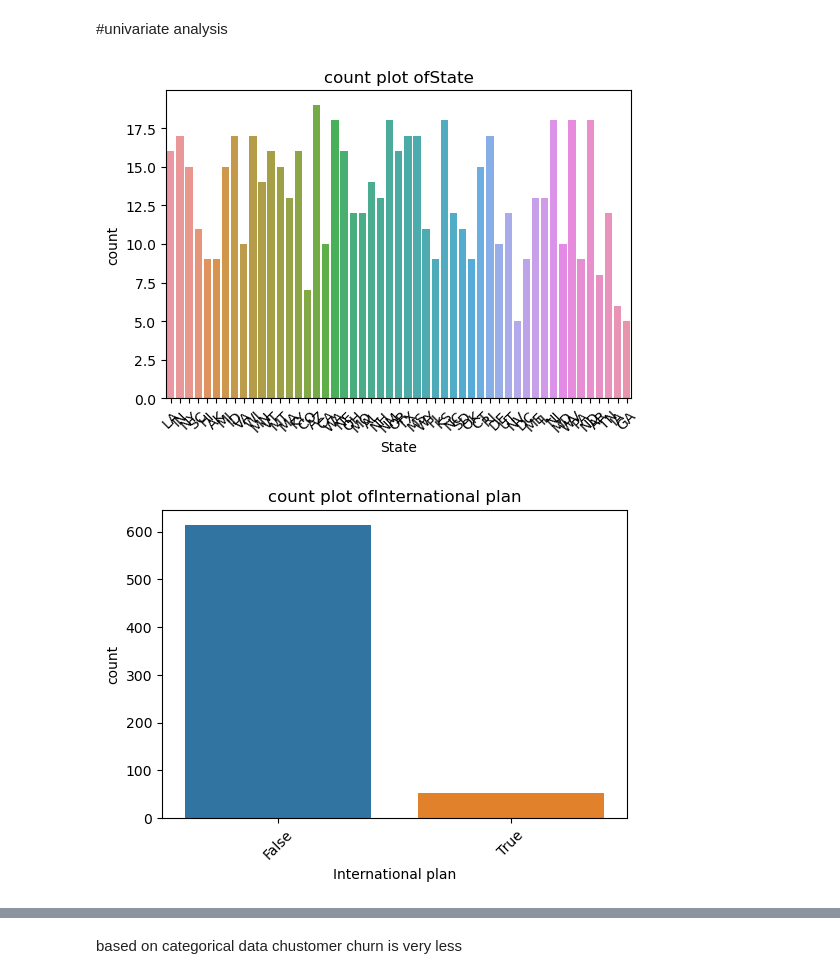
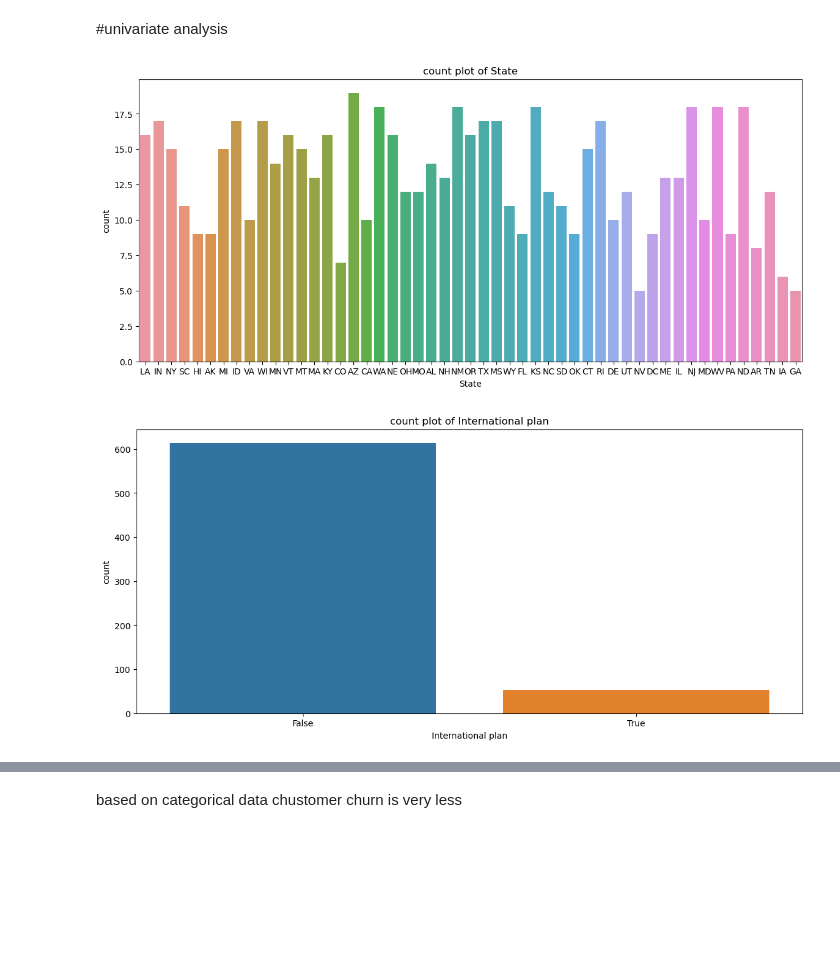
Before and after one commit to karthik-009g/EDA-customer_Churn-project, a Jupyter notebook: Telecom churn analysis.ipynb, the cells around one changed output, grey strips where cells are left out. Saved outputs shown, nothing was run; the diff lists cells and outputs as text; code cells hidden in the pictures; blank space fills up the shorter version.

Commit message:
Add files via upload
updated code and completed Correlation heatmaps

```diff
--- a/Telecom churn analysis.ipynb
+++ b/Telecom churn analysis.ipynb
@@ -214,11 +214,11 @@ Categorical data is : ['State', 'International plan', 'Voice mail plan', 'Churn'
 # %%
 #categorical data visualization
 for col in cat:
-    plt.figure(figsize=(6,4))
+    plt.figure(figsize=(14,6))
     sns.countplot(data=data,x=col)
-    plt.title(f'count plot of{col}')
-    plt.xticks(rotation=45)
+    plt.title(f'count plot of {col}')
+    plt.xticks()
     plt.show()
 # %% [output]
-[figure, old version]
+[figure, new version]
-[figure, old version]
+[figure, new version]
```
Also changed, not shown: parts of 6 cells of this notebook.
